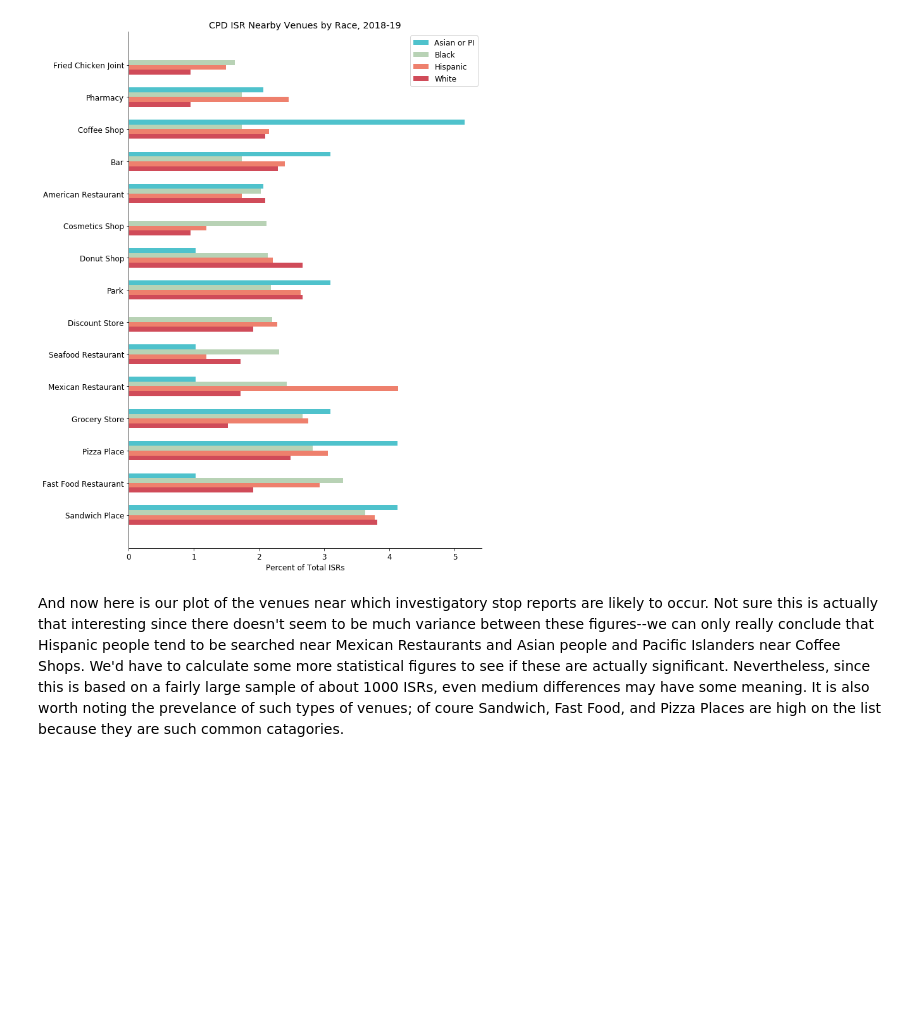
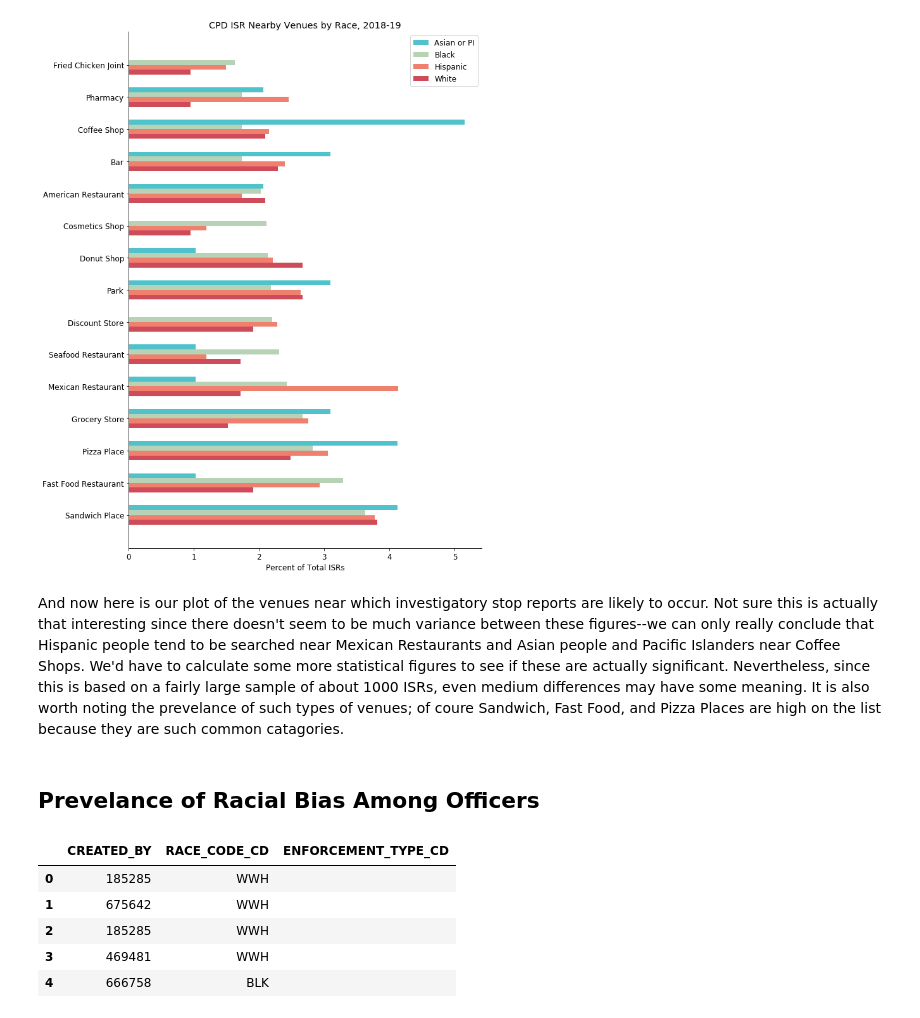
Before and after one commit to reitjay/Coursera_Capstone, a Jupyter notebook: CPD ISR Racial Data.ipynb, the cells around one changed output. Drawn from its saved outputs; the diff is of its cells as text; code cells hidden in the pictures; blank space fills up the shorter version.

```diff
--- a/CPD ISR Racial Data.ipynb
+++ b/CPD ISR Racial Data.ipynb
@@ -448,3 +448,23 @@ plt.show()
 [figure]
 # %% [markdown]
 <p>And now here is our plot of the venues near which investigatory stop reports are likely to occur. Not sure this is actually that interesting since there doesn't seem to be much variance between these figures--we can only really conclude that Hispanic people tend to be searched near Mexican Restaurants and Asian people and Pacific Islanders near Coffee Shops. We'd have to calculate some more statistical figures to see if these are actually significant. Nevertheless, since this is based on a fairly large sample of about 1000 ISRs, even medium differences may have some meaning. It is also worth noting the prevelance of such types of venues; of coure Sandwich, Fast Food, and Pizza Places are high on the list because they are such common catagories.</p>
+# %% [markdown]
+<h2>Prevelance of Racial Bias Among Officers</h2>
+# %%
+pconn = ibm_db_dbi.Connection(conn)
+
+query = '''select
+            CREATED_BY,
+            RACE_CODE_CD,
+            ENFORCEMENT_TYPE_CD
+            from CHICAGOISR;
+            '''
+cpd_bias= pd.read_sql(query, pconn)
+cpd_bias.head()
+# %% [output]
+|  | CREATED_BY | RACE_CODE_CD | ENFORCEMENT_TYPE_CD |
+| 0 | 185285 | WWH |  |
+| 1 | 675642 | WWH |  |
+| 2 | 185285 | WWH |  |
+| 3 | 469481 | WWH |  |
+| 4 | 666758 | BLK |  |
```
Also changed, not shown: parts of 3 cells of this notebook.
